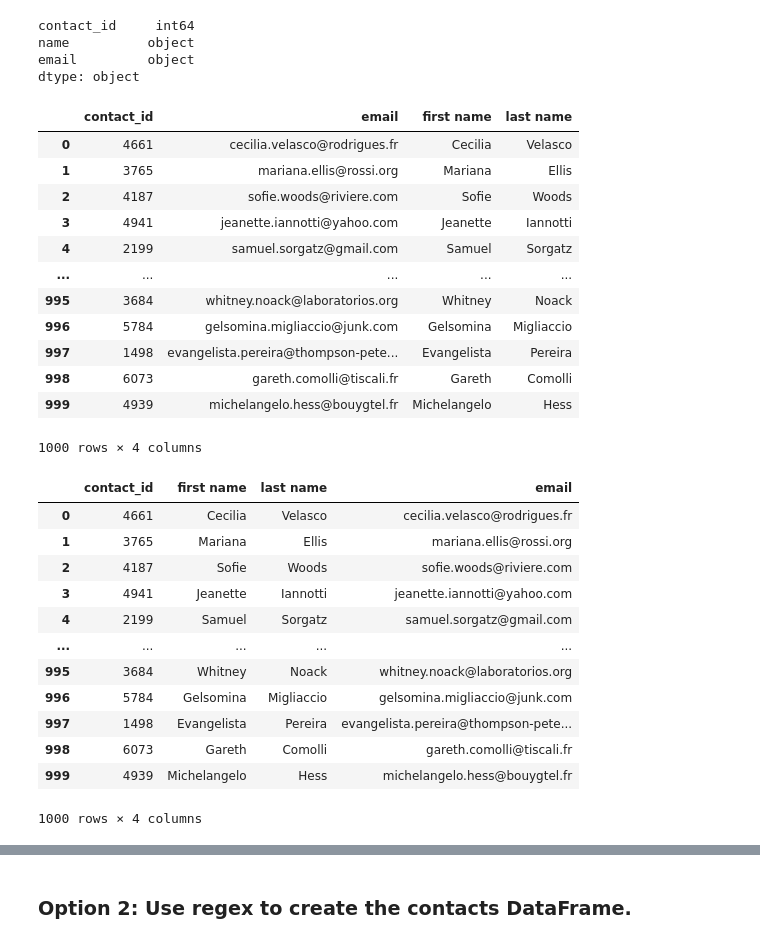
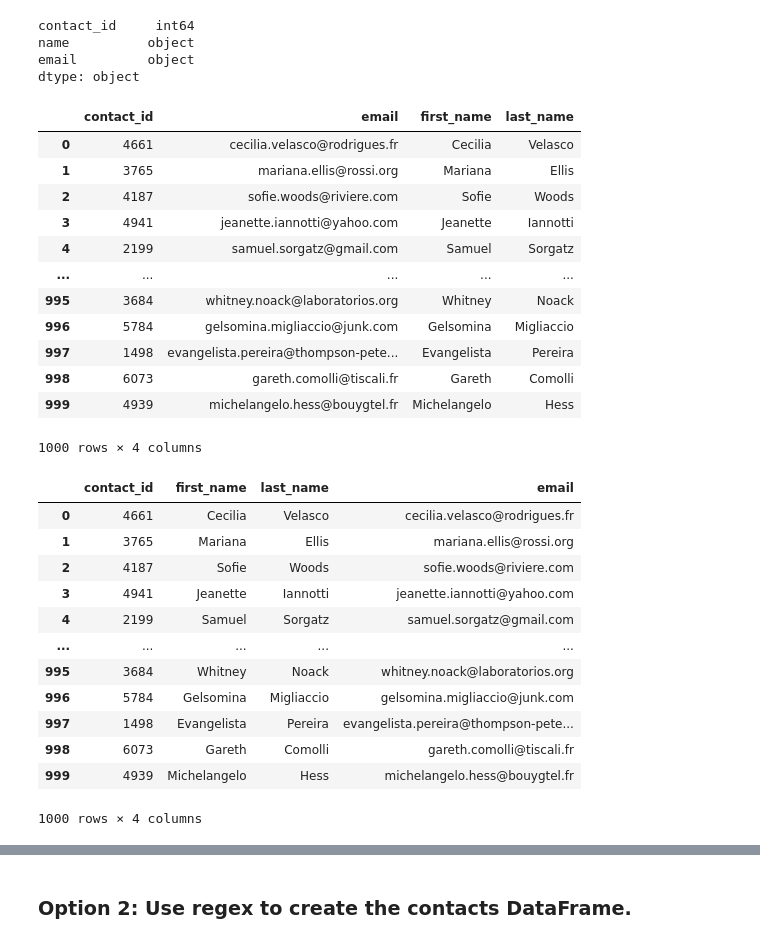
Before and after one commit to DavidJohnChartrand/Crowdfunding_ETL, a Jupyter notebook: ETL_Mini_Project_DChartrand.ipynb, the cells around one changed output, grey strips where cells are left out. Cells and saved outputs as stored; diff of their text form; code cells hidden in the pictures.

```diff
--- a/ETL_Mini_Project_DChartrand.ipynb
+++ b/ETL_Mini_Project_DChartrand.ipynb
@@ -347,11 +345,3 @@ for i, row in contact_info_df.iterrows():
 print(dict_values)
 # %% [output]
 [{'contact_id': 4661, 'name': 'Cecilia Velasco', 'email': 'cecilia.velasco@rodrigues.fr'}, {'contact_id': 3765, 'name': 'Mariana Ellis', 'email': 'mariana.ellis@rossi.org'}, {'contact_id': 4187, 'name ...
-# %%
-# Iterate through the contact_info_df and convert each row to a dictionary.
-import json
-dict_values = []
-
-
-# Print out the list of values for each row.
-print(dict_values)
@@ -402,14 +390,14 @@ email         object
 dtype: object
 # %%
 # Create a "first"name" and "last_name" column with the first and last names from the "name" column.
-contact_info_df[['first name','last name']]= contact_info_df['name'].str.split(' ',expand =True)
+contact_info_df[['first_name','last_name']]= contact_info_df['name'].str.split(' ',expand =True)
 
 
 # Drop the contact_name column
 contacts_df_clean= contact_info_df.drop('name', axis=1)
 contacts_df_clean
 # %% [output]
-|  | contact_id | email | first name | last name |
+|  | contact_id | email | first_name | last_name |
 | 0 | 4661 | cecilia.velasco@rodrigues.fr | Cecilia | Velasco |
 | 1 | 3765 | mariana.ellis@rossi.org | Mariana | Ellis |
 | 2 | 4187 | sofie.woods@riviere.com | Sofie | Woods |
@@ -424,10 +412,10 @@ contacts_df_clean
 1000 rows × 4 columns
 # %%
 # Reorder the columns
-contacts_df_clean=contacts_df_clean[['contact_id','first name', 'last name', 'email']]
+contacts_df_clean=contacts_df_clean[['contact_id','first_name', 'last_name', 'email']]
 contacts_df_clean
 # %% [output]
-|  | contact_id | first name | last name | email |
+|  | contact_id | first_name | last_name | email |
 | 0 | 4661 | Cecilia | Velasco | cecilia.velasco@rodrigues.fr |
 | 1 | 3765 | Mariana | Ellis | mariana.ellis@rossi.org |
 | 2 | 4187 | Sofie | Woods | sofie.woods@riviere.com |
```
Also changed, not shown: parts of 13 cells of this notebook, 2 other files.
